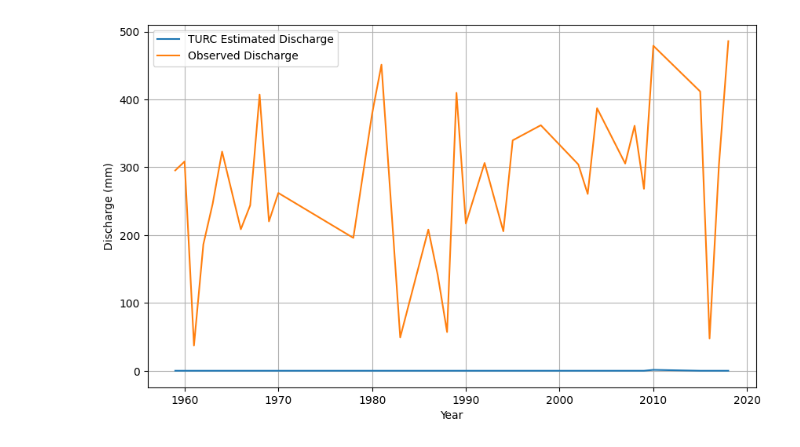
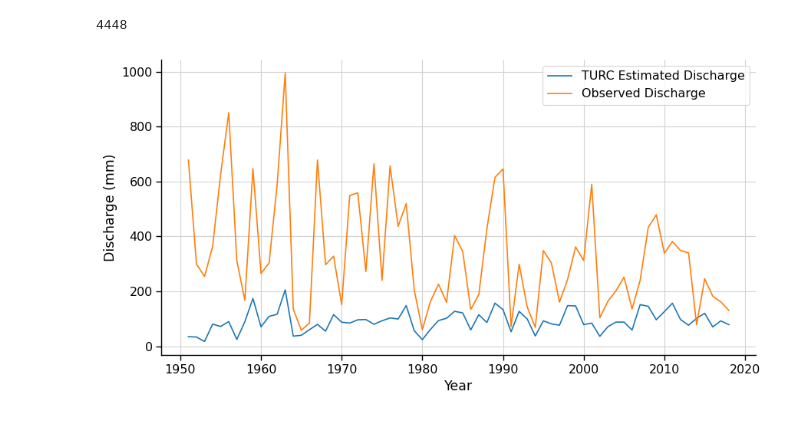
Before and after one commit to CooperBigFoot/turc, a Jupyter notebook: notebooks/try_turc.ipynb, the cells around one changed output. Saved outputs shown, nothing was run; the diff lists cells and outputs as text; code cells hidden in the pictures.

```diff
--- a/notebooks/try_turc.ipynb
+++ b/notebooks/try_turc.ipynb
@@ -3,9 +3,10 @@ from turc import TurcEstimator
 import polars as pl
 # %%
 turc = TurcEstimator(
-    caravan_path="/Users/nicolaslazaro/Desktop/CARAVAN_CLEAN_prod/train",
-    basin_list_path="/Users/nicolaslazaro/Desktop/work/wb-project/turc/basin_id_files/tropical_test_basins.txt",
-    batch_size=100
+    caravan_path="/Users/nicolaslazaro/Desktop/QC_and_CLEAN_LSH_hive_data/train",
+    basin_list_path="/Users/nicolaslazaro/Desktop/work/wb-project/model-training/configs/basin_ids_files/cluster2_natural_basins_filtered_holdout.txt",
+    batch_size=100,
+    use_pet=True
 )
 
 annual = turc.compute_annual()
@@ -20,8 +21,5 @@ annual = annual.with_columns(
     .alias("Q_turc_mm")
 )
 
-# Remove all basins where Q_observed_mm is larger than annual_precip_mm
-annual = annual.filter(pl.col("Q_observed_mm") <= pl.col("annual_precip_mm"))
-
-print(annual)
+annual.filter(pl.col("gauge_id") == "grdc_5202081")["annual_precip_mm"].mean()
 # %% [output]
@@ -44,0 +27,4 @@ shape: (3_180, 10)
+# %%
+len(annual["gauge_id"])
+# %% [output]
+4448
@@ -45,18 +33,21 @@ shape: (3_180, 10)
 # %%
 import matplotlib.pyplot as plt
 import seaborn as sns
 
+sns.set_context("paper", font_scale=1.3)
+
 # Random basin choice
-basin_id = "grdc_5109251"
+basin_id = "grdc_5202081"
 basin_data = annual.filter(pl.col("gauge_id") == basin_id)
 
-plt.figure(figsize=(10, 6))
+plt.figure(figsize=(10, 5))
 sns.lineplot(data=basin_data.to_pandas(), x='year', y='Q_turc_mm', label='TURC Estimated Discharge')
 sns.lineplot(data=basin_data.to_pandas(), x='year', y='Q_observed_mm', label='Observed Discharge')
 plt.xlabel('Year')
 plt.ylabel('Discharge (mm)')
 plt.legend()
-plt.grid(True)
+plt.grid(color='lightgrey')
+sns.despine()
 plt.show()
 # %% [output]
-[figure, old version]
+[figure, new version]
```
Also changed, not shown: parts of 8 cells of this notebook, 16 other files.
